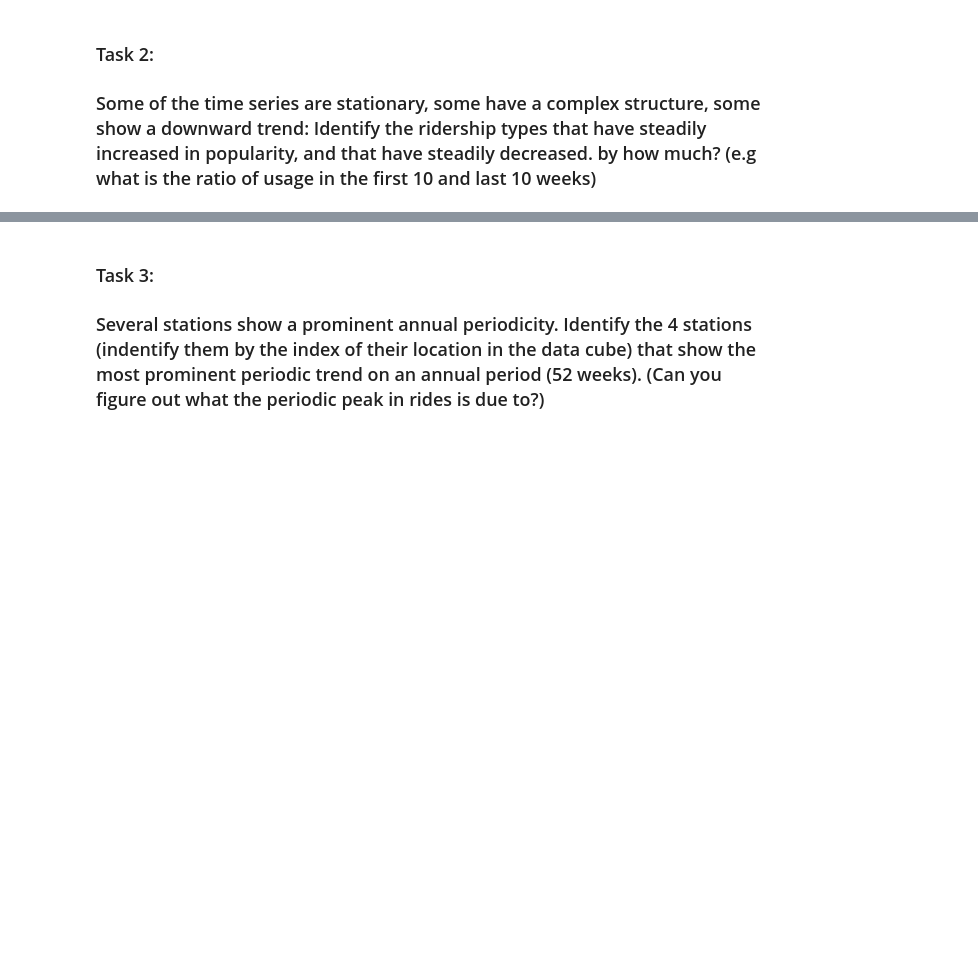
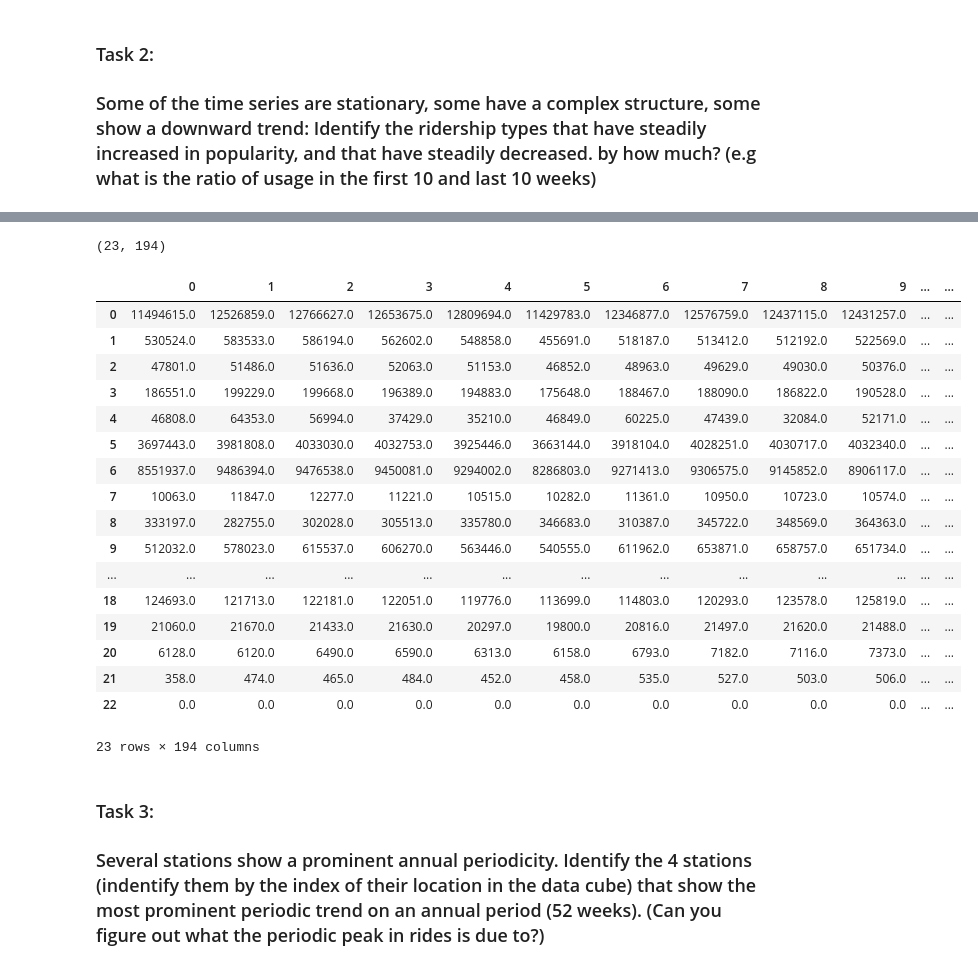
Before and after one commit to jazzzchan/PUI2017_yc3300, a Jupyter notebook: HW10_yc3300/HW10_yc3300.ipynb, the cells around one changed output, grey strips where cells are left out. Drawn from its saved outputs; the diff is of its cells as text; code cells hidden in the pictures; blank space fills up the shorter version.

```diff
--- a/HW10_yc3300/HW10_yc3300.ipynb
+++ b/HW10_yc3300/HW10_yc3300.ipynb
@@ -126,0 +131,3 @@ interval
+# %%
+cardrides = np.nansum(mtafare, axis=0, dtype=None, out=None, keepdims=False)
+cardrides.shape
@@ -127,3 +152,29 @@ interval
+# %%
+cardrides.shape
+# %% [output]
+(23, 194)
+# %%
+card_rides = pd.DataFrame(cardrides)
+card_rides
+# %% [output]
+|  | 0 | 1 | 2 | 3 | 4 | 5 | 6 | 7 | 8 | 9 | ... | ... |
+| 0 | 11494615.0 | 12526859.0 | 12766627.0 | 12653675.0 | 12809694.0 | 11429783.0 | 12346877.0 | 12576759.0 | 12437115.0 | 12431257.0 | ... | ... |
+| 1 | 530524.0 | 583533.0 | 586194.0 | 562602.0 | 548858.0 | 455691.0 | 518187.0 | 513412.0 | 512192.0 | 522569.0 | ... | ... |
+| 2 | 47801.0 | 51486.0 | 51636.0 | 52063.0 | 51153.0 | 46852.0 | 48963.0 | 49629.0 | 49030.0 | 50376.0 | ... | ... |
+| 3 | 186551.0 | 199229.0 | 199668.0 | 196389.0 | 194883.0 | 175648.0 | 188467.0 | 188090.0 | 186822.0 | 190528.0 | ... | ... |
+| 4 | 46808.0 | 64353.0 | 56994.0 | 37429.0 | 35210.0 | 46849.0 | 60225.0 | 47439.0 | 32084.0 | 52171.0 | ... | ... |
+| 5 | 3697443.0 | 3981808.0 | 4033030.0 | 4032753.0 | 3925446.0 | 3663144.0 | 3918104.0 | 4028251.0 | 4030717.0 | 4032340.0 | ... | ... |
+| 6 | 8551937.0 | 9486394.0 | 9476538.0 | 9450081.0 | 9294002.0 | 8286803.0 | 9271413.0 | 9306575.0 | 9145852.0 | 8906117.0 | ... | ... |
+| 7 | 10063.0 | 11847.0 | 12277.0 | 11221.0 | 10515.0 | 10282.0 | 11361.0 | 10950.0 | 10723.0 | 10574.0 | ... | ... |
+| 8 | 333197.0 | 282755.0 | 302028.0 | 305513.0 | 335780.0 | 346683.0 | 310387.0 | 345722.0 | 348569.0 | 364363.0 | ... | ... |
+| 9 | 512032.0 | 578023.0 | 615537.0 | 606270.0 | 563446.0 | 540555.0 | 611962.0 | 653871.0 | 658757.0 | 651734.0 | ... | ... |
+| ... | ... | ... | ... | ... | ... | ... | ... | ... | ... | ... | ... | ... |
+| 18 | 124693.0 | 121713.0 | 122181.0 | 122051.0 | 119776.0 | 113699.0 | 114803.0 | 120293.0 | 123578.0 | 125819.0 | ... | ... |
+| 19 | 21060.0 | 21670.0 | 21433.0 | 21630.0 | 20297.0 | 19800.0 | 20816.0 | 21497.0 | 21620.0 | 21488.0 | ... | ... |
+| 20 | 6128.0 | 6120.0 | 6490.0 | 6590.0 | 6313.0 | 6158.0 | 6793.0 | 7182.0 | 7116.0 | 7373.0 | ... | ... |
+| 21 | 358.0 | 474.0 | 465.0 | 484.0 | 452.0 | 458.0 | 535.0 | 527.0 | 503.0 | 506.0 | ... | ... |
+| 22 | 0.0 | 0.0 | 0.0 | 0.0 | 0.0 | 0.0 | 0.0 | 0.0 | 0.0 | 0.0 | ... | ... |
+23 rows × 194 columns
 # %% [markdown]
 ### Task 3:
 ### Several stations show a prominent annual periodicity. Identify the 4 stations (indentify them by the index of their location in the data cube) that show the most prominent periodic trend on an annual period (52 weeks). (Can you figure out what the periodic peak in rides is due to?)
```
Also changed, not shown: parts of 3 cells of this notebook.
